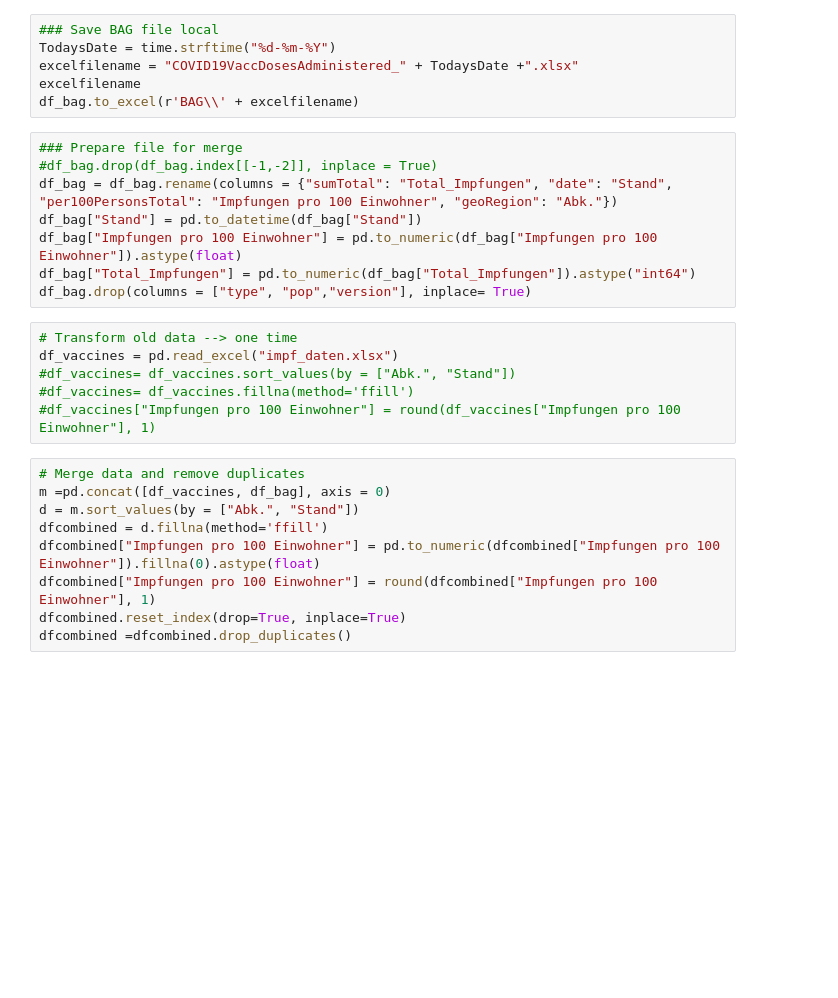
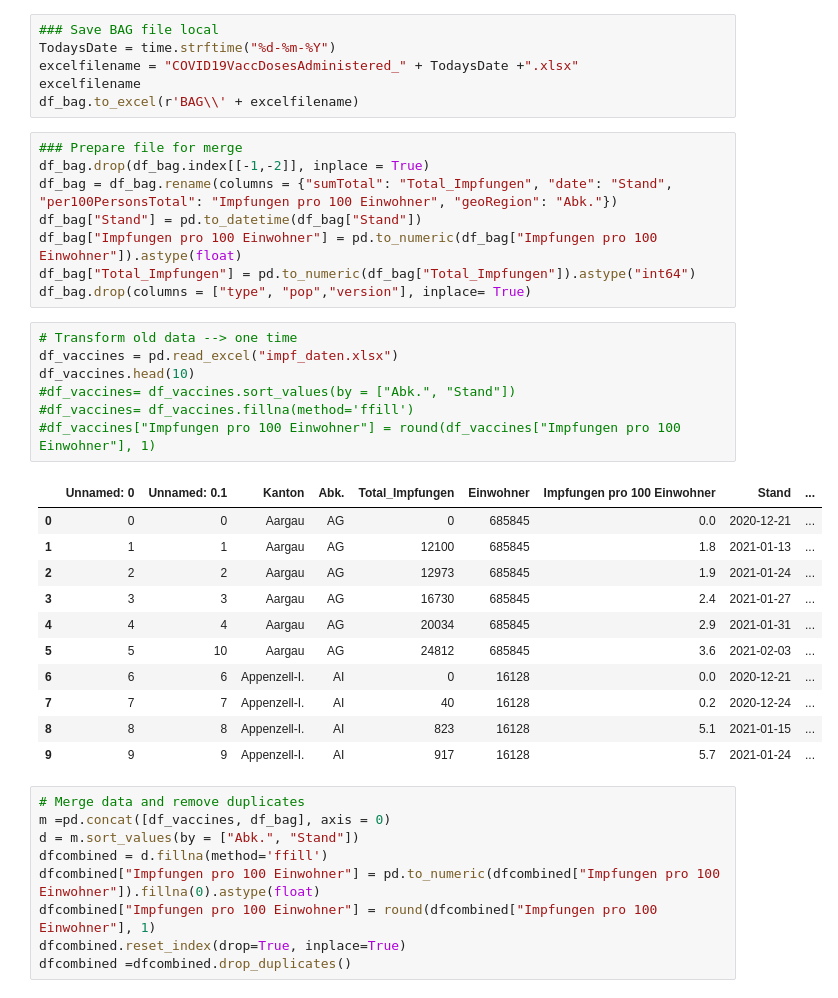
Before and after one commit to awkgroupag/petproject_impfcounter_data_test, a Jupyter notebook: data_BAG.ipynb, the cells around one changed output. Saved outputs shown, nothing was run; the diff lists cells and outputs as text; blank space fills up the shorter version.

```diff
--- a/data_BAG.ipynb
+++ b/data_BAG.ipynb
@@ -32,7 +32,7 @@ excelfilename
 df_bag.to_excel(r'BAG\\' + excelfilename)
 # %%
 ### Prepare file for merge
-#df_bag.drop(df_bag.index[[-1,-2]], inplace = True)
+df_bag.drop(df_bag.index[[-1,-2]], inplace = True)
 df_bag = df_bag.rename(columns = {"sumTotal": "Total_Impfungen", "date": "Stand", "per100PersonsTotal": "Impfungen pro 100 Einwohner", "geoRegion": "Abk."})
 df_bag["Stand"] = pd.to_datetime(df_bag["Stand"])
 df_bag["Impfungen pro 100 Einwohner"] = pd.to_numeric(df_bag["Impfungen pro 100 Einwohner"]).astype(float)
@@ -41,9 +41,22 @@ df_bag.drop(columns = ["type", "pop","version"], inplace= True)
 # %%
 # Transform old data --> one time
 df_vaccines = pd.read_excel("impf_daten.xlsx")
+df_vaccines.head(10)
 #df_vaccines= df_vaccines.sort_values(by = ["Abk.", "Stand"])
 #df_vaccines= df_vaccines.fillna(method='ffill')
 #df_vaccines["Impfungen pro 100 Einwohner"] = round(df_vaccines["Impfungen pro 100 Einwohner"], 1)
+# %% [output]
+|  | Unnamed: 0 | Unnamed: 0.1 | Kanton | Abk. | Total_Impfungen | Einwohner | Impfungen pro 100 Einwohner | Stand | ... |
+| 0 | 0 | 0 | Aargau | AG | 0 | 685845 | 0.0 | 2020-12-21 | ... |
+| 1 | 1 | 1 | Aargau | AG | 12100 | 685845 | 1.8 | 2021-01-13 | ... |
+| 2 | 2 | 2 | Aargau | AG | 12973 | 685845 | 1.9 | 2021-01-24 | ... |
+| 3 | 3 | 3 | Aargau | AG | 16730 | 685845 | 2.4 | 2021-01-27 | ... |
+| 4 | 4 | 4 | Aargau | AG | 20034 | 685845 | 2.9 | 2021-01-31 | ... |
+| 5 | 5 | 10 | Aargau | AG | 24812 | 685845 | 3.6 | 2021-02-03 | ... |
+| 6 | 6 | 6 | Appenzell-I. | AI | 0 | 16128 | 0.0 | 2020-12-21 | ... |
+| 7 | 7 | 7 | Appenzell-I. | AI | 40 | 16128 | 0.2 | 2020-12-24 | ... |
+| 8 | 8 | 8 | Appenzell-I. | AI | 823 | 16128 | 5.1 | 2021-01-15 | ... |
+| 9 | 9 | 9 | Appenzell-I. | AI | 917 | 16128 | 5.7 | 2021-01-24 | ... |
 # %%
 # Merge data and remove duplicates
 m =pd.concat([df_vaccines, df_bag], axis = 0)
```
Also changed, not shown: parts of 3 cells of this notebook, 2 other files.
